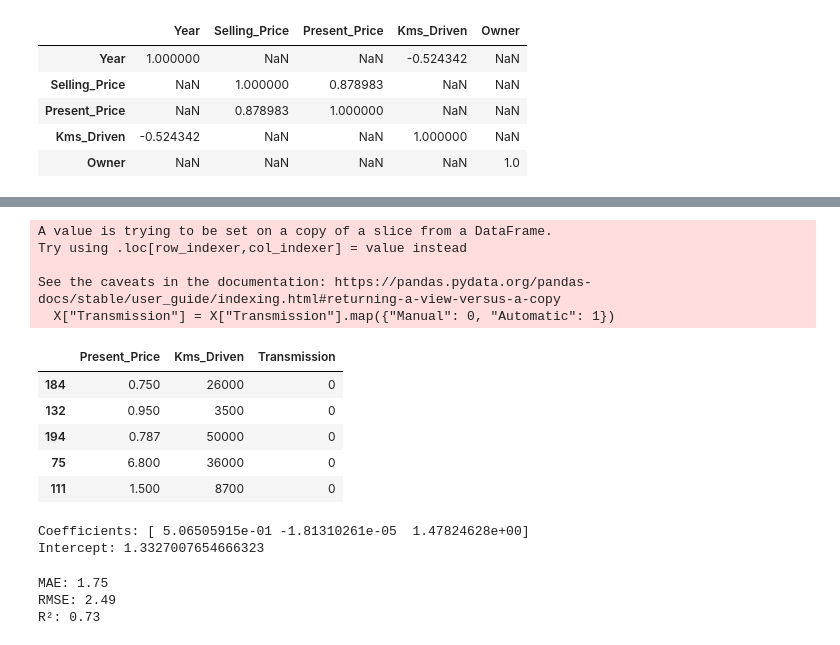
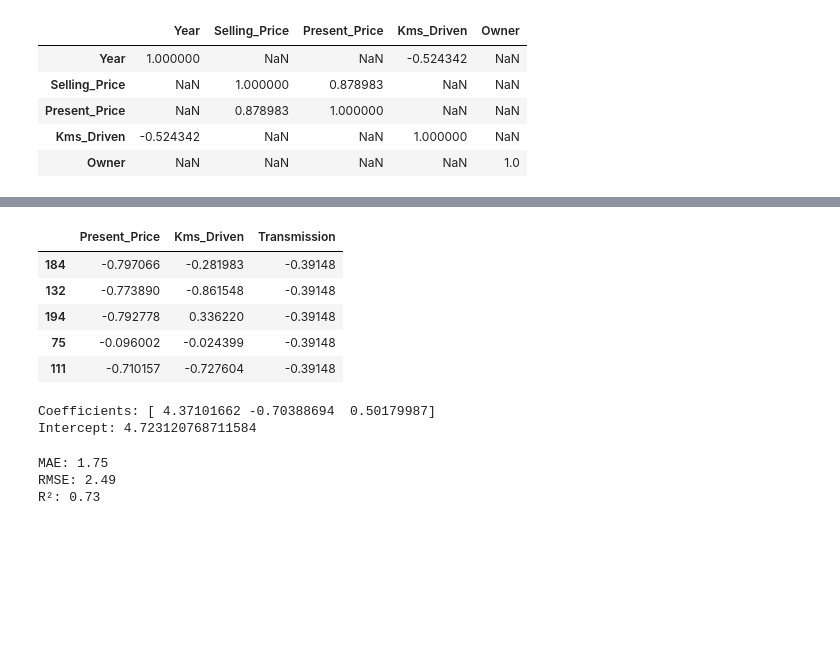
Before and after one commit to helio-aubrun/new-car, a Jupyter notebook: car_notebook.ipynb, the cells around one changed output, grey strips where cells are left out. Saved outputs shown, nothing was run; the diff lists cells and outputs as text; code cells hidden in the pictures; blank space fills up the shorter version.

```diff
--- a/car_notebook.ipynb
+++ b/car_notebook.ipynb
@@ -85,3 +85,8 @@ tmp[((tmp <= -0.3) | (tmp >= 0.3))]
 | Present_Price | NaN | 0.878983 | 1.000000 | NaN | NaN |
 | Kms_Driven | -0.524342 | NaN | NaN | 1.000000 | NaN |
 | Owner | NaN | NaN | NaN | NaN | 1.0 |
+# %%
+df_num = df
+df_num["Transmission"] = df_num["Transmission"].map({"Manual": 0, "Automatic": 1})
+# %%
+df_numeric = df_num.select_dtypes(exclude=['object'])
@@ -87,0 +105,3 @@ tmp[((tmp <= -0.3) | (tmp >= 0.3))]
+# %%
+df_numeric_variable = df_numeric.drop(columns=['Selling_Price']).copy()
+df_numeric["Transmission"] = df_numeric["Transmission"].map({"Manual": 0, "Automatic": 1})
@@ -87,0 +110,3 @@ tmp[((tmp <= -0.3) | (tmp >= 0.3))]
+# %%
+scaler = StandardScaler()
+df_scaled = pd.DataFrame(scaler.fit_transform(df_numeric_variable), columns=df_numeric_variable.columns)
@@ -146,26 +194,19 @@ from sklearn.preprocessing import OneHotEncoder
 from sklearn.linear_model import LinearRegression
 from sklearn.metrics import mean_absolute_error, mean_squared_error, r2_score
 # %%
-X = df[["Present_Price", "Kms_Driven", "Transmission"]]
+X = df_scaled[["Present_Price", "Kms_Driven", "Transmission"]]
 y = df["Selling_Price"]
-
-X["Transmission"] = X["Transmission"].map({"Manual": 0, "Automatic": 1})
 
 X_train, X_test, y_train, y_test = train_test_split(X, y, test_size=0.2, random_state=42)
 
 X_train.head()
 # %% [output]
-A value is trying to be set on a copy of a slice from a DataFrame.
-Try using .loc[row_indexer,col_indexer] = value instead
-
-See the caveats in the documentation: https://pandas.pydata.org/pandas-docs/stable/user_guide/indexing.html#returning-a-view-versus-a-copy
-  X["Transmission"] = X["Transmission"].map({"Manual": 0, "Automatic": 1})
 |  | Present_Price | Kms_Driven | Transmission |
-| 184 | 0.750 | 26000 | 0 |
-| 132 | 0.950 | 3500 | 0 |
-| 194 | 0.787 | 50000 | 0 |
-| 75 | 6.800 | 36000 | 0 |
-| 111 | 1.500 | 8700 | 0 |
+| 184 | -0.797066 | -0.281983 | -0.39148 |
+| 132 | -0.773890 | -0.861548 | -0.39148 |
+| 194 | -0.792778 | 0.336220 | -0.39148 |
+| 75 | -0.096002 | -0.024399 | -0.39148 |
+| 111 | -0.710157 | -0.727604 | -0.39148 |
 # %%
 model = LinearRegression()
 model.fit(X_train, y_train)
@@ -175,8 +216,8 @@ y_pred = model.predict(X_test)
 print(f"Coefficients: {model.coef_}")
 print(f"Intercept: {model.intercept_}")
 # %% [output]
-Coefficients: [ 5.06505915e-01 -1.81310261e-05  1.47824628e+00]
-Intercept: 1.3327007654666323
+Coefficients: [ 4.37101662 -0.70388694  0.50179987]
+Intercept: 4.723120768711584
 # %%
 mae = mean_absolute_error(y_test, y_pred)
 rmse = mean_squared_error(y_test, y_pred, squared=False)
```
Also changed, not shown: parts of 6 cells of this notebook.
